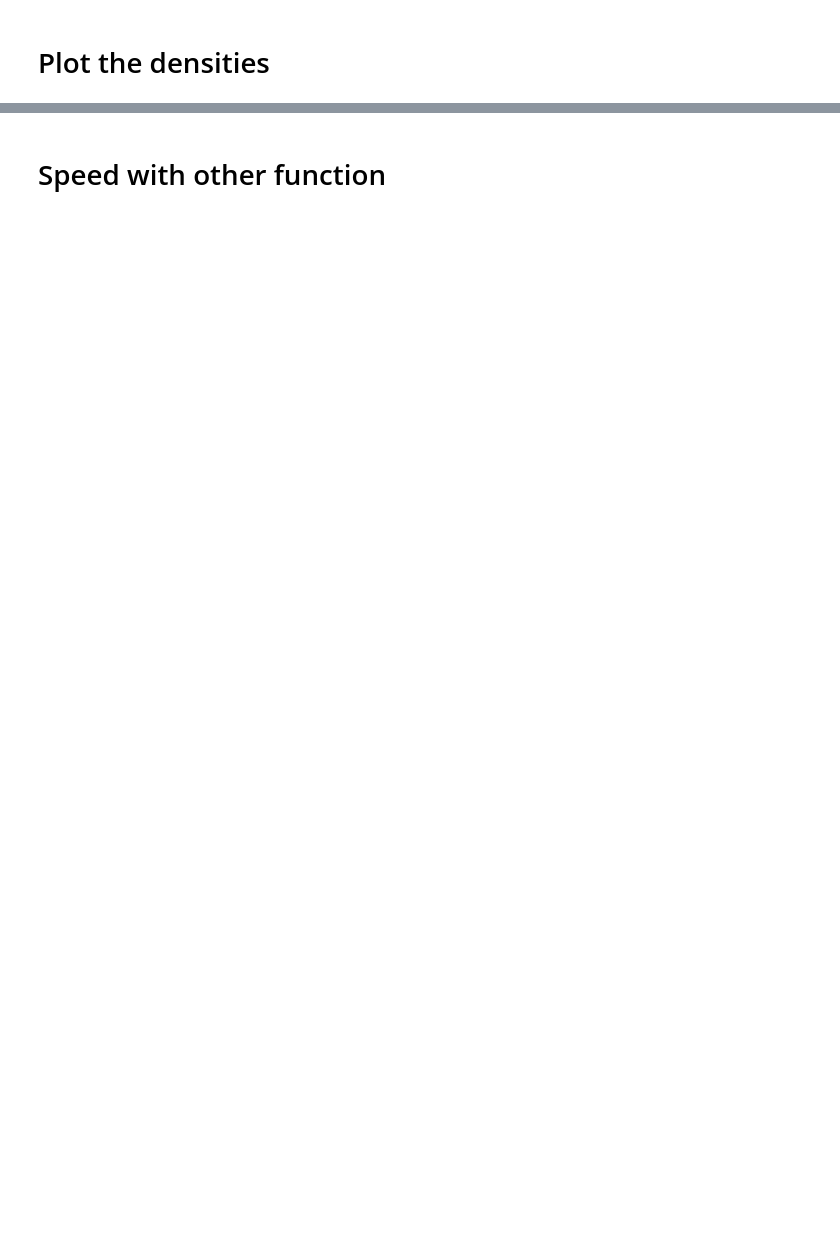
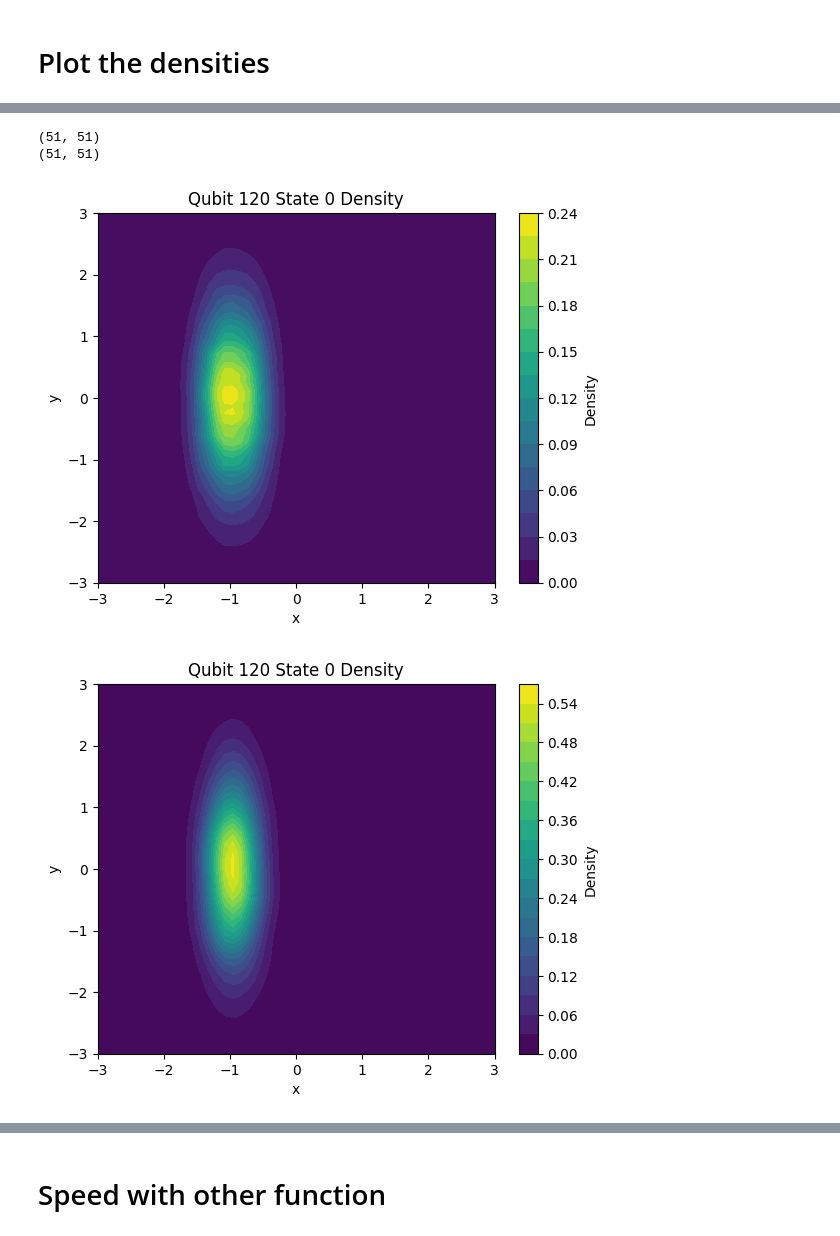
Before and after one commit to quantumjim/soft_information_decoding, a Jupyter notebook: notebooks/C++/cpp_dev/KDE/test_get_KDEs.ipynb, the cells around one changed output, grey strips where cells are left out. Saved outputs shown, nothing was run; the diff lists cells and outputs as text; code cells hidden in the pictures; blank space fills up the shorter version.

```diff
--- a/notebooks/C++/cpp_dev/KDE/test_get_KDEs.ipynb
+++ b/notebooks/C++/cpp_dev/KDE/test_get_KDEs.ipynb
@@ -79,0 +178,4 @@ for qubit_idx, (density_0, density_1) in grid_dict.items():
+# %%
+from Scratch import create_or_load_kde_grid
+
+grid = create_or_load_kde_grid(provider, tobecalib_backend="ibm_sherbrooke", other_date="2021-10-30", num_grid_points=num_points, num_std_dev=num_std)
@@ -79,0 +186,35 @@ for qubit_idx, (density_0, density_1) in grid_dict.items():
+# %%
+def plot_density_contour(density, qubit_idx, num_points, num_std):
+    # density_reshaped = np.reshape(density, (num_points, num_points)).transpose()
+    x = np.linspace(-num_std, num_std, num_points)
+    y = np.linspace(-num_std, num_std, num_points)
+    X, Y = np.meshgrid(x, y)
+
+    plt.contourf(X, Y, density, levels=20, cmap='viridis')  # Use plt.contour for non-filled
+    plt.colorbar(label='Density')
+    plt.title(f'Qubit {qubit_idx} State 0 Density')
+    plt.xlabel('x')
+    plt.ylabel('y')
+    plt.show()
+# %%
+qubit = 120
+
+density_0_py = np.exp(grid[0][qubit].grid_density_0)
+
+density_0_cpp = grid_dict[qubit][0]
+density_0_cpp = np.reshape(density_0_cpp, (num_points, num_points)).transpose()
+
+print(density_0_cpp.shape)
+print(density_0_py.shape)
+
+
+density_diff = density_0_cpp - density_0_py
+
+plot_density_contour(density_0_cpp, qubit, num_points=num_points, num_std=num_std)
+plot_density_contour(density_0_py, qubit, num_points=num_points, num_std=num_std)
+plot_density_contour(density_diff, qubit, num_points=num_points, num_std=num_std)
+# %% [output]
+(51, 51)
+(51, 51)
+[figure, added]
+[figure, added]
```
Also changed, not shown: parts of 10 cells of this notebook, 3 other files.
